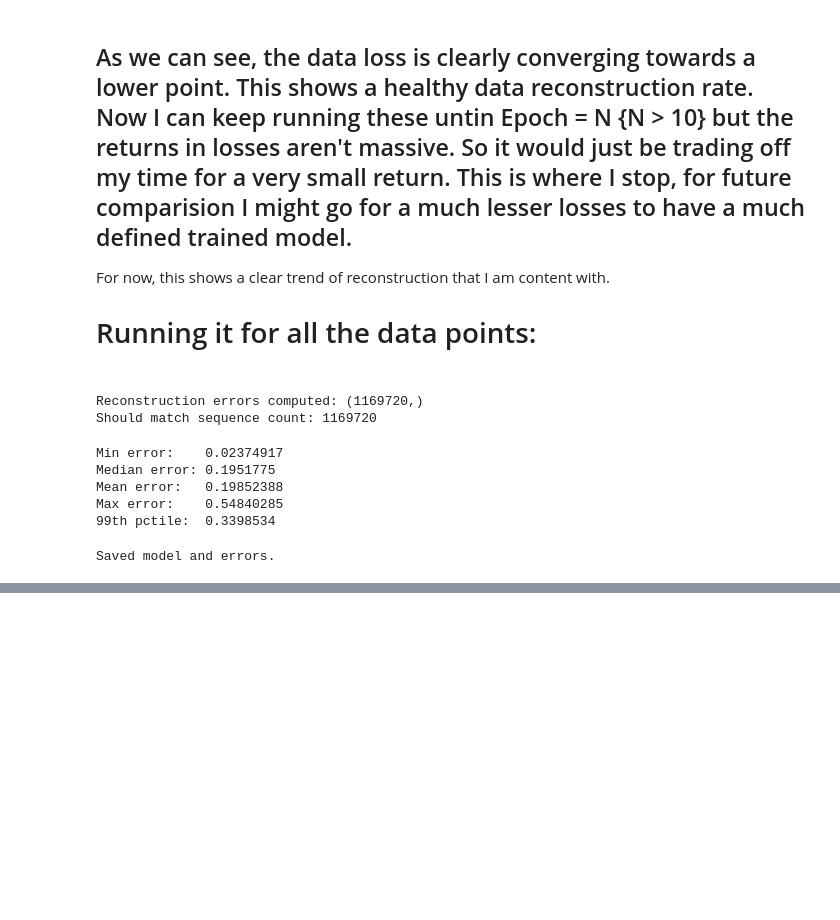
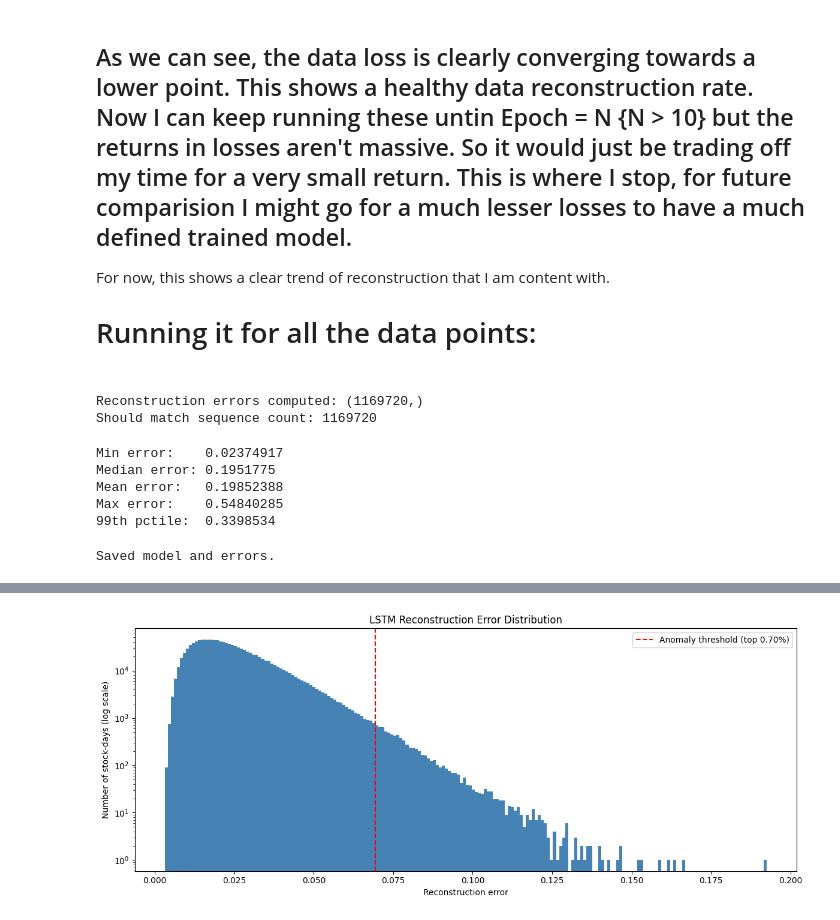
Before and after one commit to dyadav1-cloud/market-anomaly-detection, a Jupyter notebook: notebooks/04_lstm_autoencoder.ipynb, the cells around one changed output, grey strips where cells are left out. Drawn from its saved outputs; the diff is of its cells as text; code cells hidden in the pictures; blank space fills up the shorter version.

Commit message:
LSTM autoencoder complete: diagnosed weak v1, retrained v2 (8.9x spread), visualizations

```diff
--- a/notebooks/04_lstm_autoencoder.ipynb
+++ b/notebooks/04_lstm_autoencoder.ipynb
@@ -259,0 +416,7 @@ Saved model and errors.
+# %%
+seq_dates = pd.to_datetime([d for (d, t) in sequence_index])
+
+train_mask = (seq_dates >= pd.Timestamp("2015-01-01")) & (seq_dates <= pd.Timestamp("2019-12-31"))
+
+X_train = X_seq[train_mask]
+print("Training sequences (2015-2019):", X_train.shape)
@@ -259,0 +516,11 @@ Saved model and errors.
+# %%
+lstm_results = pd.DataFrame(
+    {"recon_error": recon_errors_v2},
+    index=pd.MultiIndex.from_tuples(sequence_index, names=["Date", "Ticker"])
+)
+
+threshold = np.percentile(recon_errors_v2, 99.30)   # top 0.70%
+lstm_results["lstm_anomaly"] = lstm_results["recon_error"] > threshold
+
+n_flagged = lstm_results["lstm_anomaly"].sum()
+print(f"Flagged {n_flagged} of {len(lstm_results)} ({100*n_flagged/len(lstm_results):.2f}%)")
@@ -259,0 +548,17 @@ Saved model and errors.
+# %%
+import matplotlib.pyplot as plt
+
+fig, ax = plt.subplots(figsize=(12, 5))
+ax.hist(recon_errors_v2, bins=200, color="steelblue", edgecolor="none")
+ax.axvline(threshold, color="red", linestyle="--", linewidth=1.5,
+           label=f"Anomaly threshold (top 0.70%)")
+ax.set_yscale("log")   # log scale so the small anomaly tail is visible
+ax.set_title("LSTM Reconstruction Error Distribution")
+ax.set_xlabel("Reconstruction error")
+ax.set_ylabel("Number of stock-days (log scale)")
+ax.legend()
+plt.tight_layout()
+plt.show()
+fig.savefig("../results/lstm_error_distribution.png", dpi=150, bbox_inches="tight")
+# %% [output]
+[figure, added]
```
Also changed, not shown: parts of 27 cells of this notebook, 3 other files.
